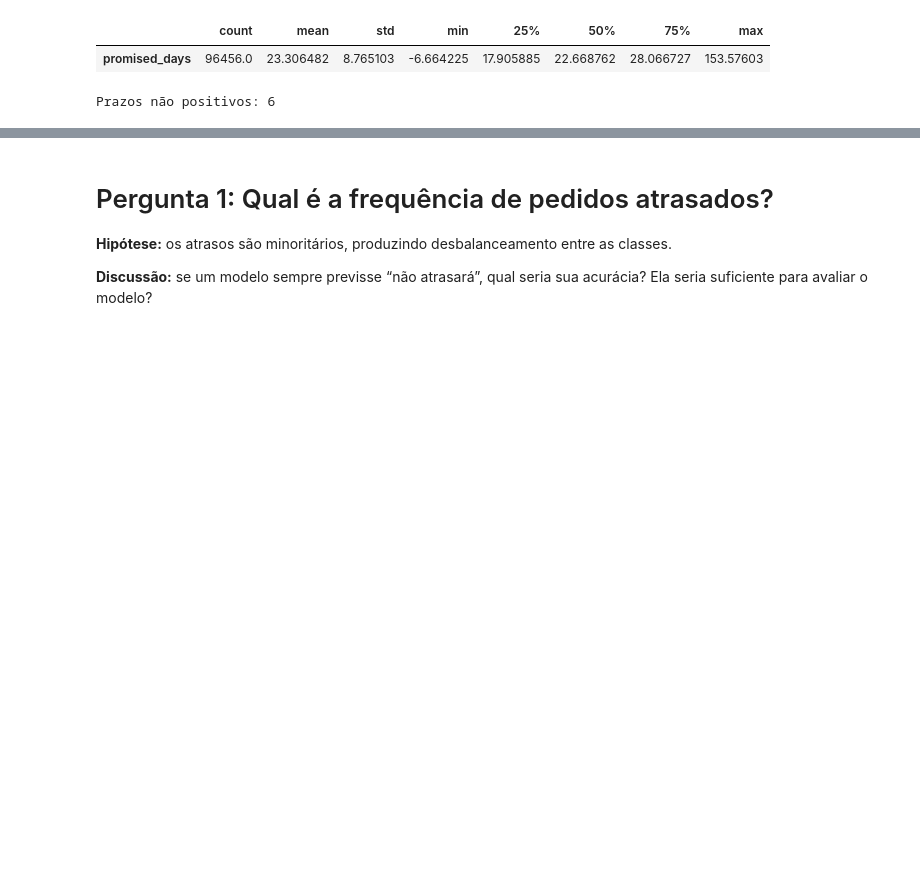
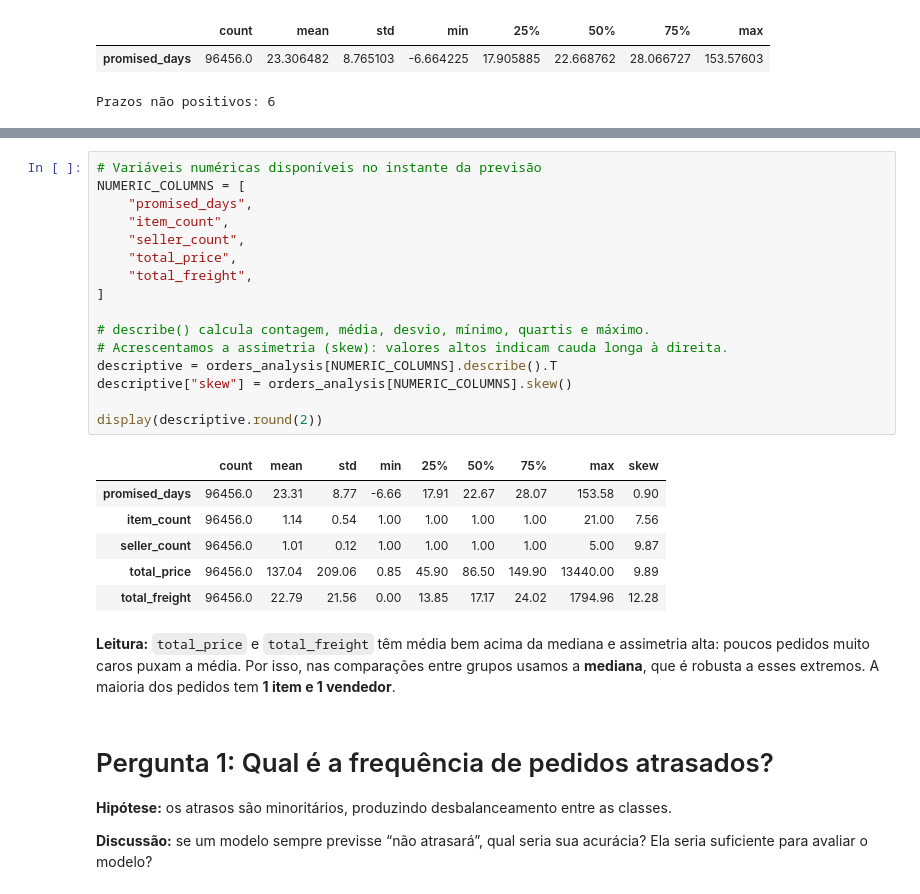
Before and after one commit to biaag10/machine_learning_projects, a Jupyter notebook: olist/notebooks/02_EDA.ipynb, the cells around one changed output, grey strips where cells are left out. Cells and saved outputs as stored; diff of their text form; blank space fills up the shorter version.

```diff
--- a/olist/notebooks/02_EDA.ipynb
+++ b/olist/notebooks/02_EDA.ipynb
@@ -320,3 +325,30 @@ Prazos não positivos: 6
+# %%
+# Variáveis numéricas disponíveis no instante da previsão
+NUMERIC_COLUMNS = [
+    "promised_days",
+    "item_count",
+    "seller_count",
+    "total_price",
+    "total_freight",
+]
+
+# describe() calcula contagem, média, desvio, mínimo, quartis e máximo.
+# Acrescentamos a assimetria (skew): valores altos indicam cauda longa à direita.
+descriptive = orders_analysis[NUMERIC_COLUMNS].describe().T
+descriptive["skew"] = orders_analysis[NUMERIC_COLUMNS].skew()
+
+display(descriptive.round(2))
+# %% [output]
+|  | count | mean | std | min | 25% | 50% | 75% | max | skew |
+| promised_days | 96456.0 | 23.31 | 8.77 | -6.66 | 17.91 | 22.67 | 28.07 | 153.58 | 0.90 |
+| item_count | 96456.0 | 1.14 | 0.54 | 1.00 | 1.00 | 1.00 | 1.00 | 21.00 | 7.56 |
+| seller_count | 96456.0 | 1.01 | 0.12 | 1.00 | 1.00 | 1.00 | 1.00 | 5.00 | 9.87 |
+| total_price | 96456.0 | 137.04 | 209.06 | 0.85 | 45.90 | 86.50 | 149.90 | 13440.00 | 9.89 |
+| total_freight | 96456.0 | 22.79 | 21.56 | 0.00 | 13.85 | 17.17 | 24.02 | 1794.96 | 12.28 |
+# %% [markdown]
+**Leitura:** `total_price` e `total_freight` têm média bem acima da mediana e assimetria alta:
+poucos pedidos muito caros puxam a média. Por isso, nas comparações entre grupos usamos a
+**mediana**, que é robusta a esses extremos. A maioria dos pedidos tem **1 item e 1 vendedor**.
 # %% [markdown]
 # Pergunta 1: Qual é a frequência de pedidos atrasados?
 
```
Also changed, not shown: parts of 21 cells of this notebook, 1 other file.
